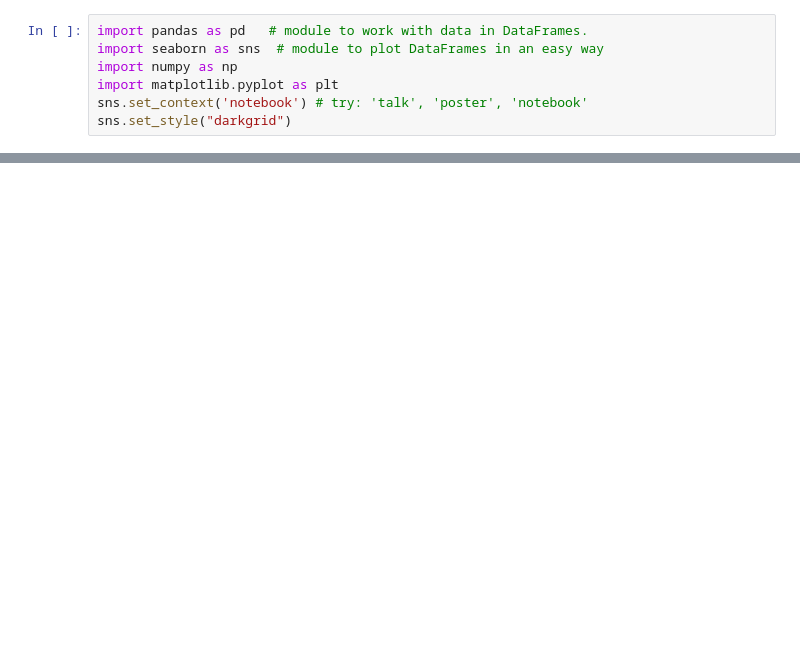
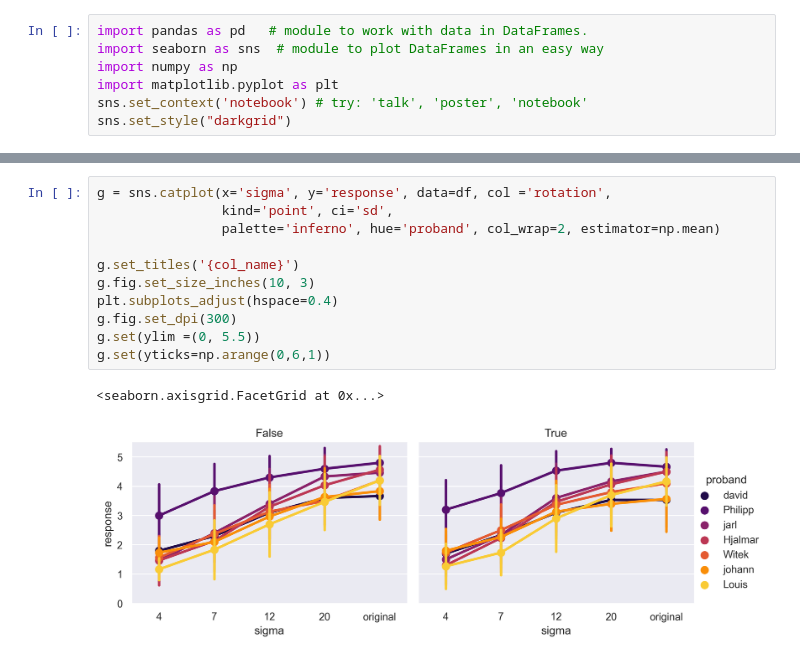
Before and after one commit to NerdPixel/PiQ, a Jupyter notebook: results/playground_joh.ipynb, the cells around one changed output, grey strips where cells are left out. Cells and saved outputs as stored; diff of their text form; blank space fills up the shorter version.

```diff
--- a/results/playground_joh.ipynb
+++ b/results/playground_joh.ipynb
@@ -174,0 +171,14 @@ test['response'].mean()
+# %%
+g = sns.catplot(x='sigma', y='response', data=df, col ='rotation',
+                kind='point', ci='sd',
+                palette='inferno', hue='proband', col_wrap=2, estimator=np.mean)
+
+g.set_titles('{col_name}')
+g.fig.set_size_inches(10, 3)
+plt.subplots_adjust(hspace=0.4)
+g.fig.set_dpi(300)
+g.set(ylim =(0, 5.5))
+g.set(yticks=np.arange(0,6,1))
+# %% [output]
+<seaborn.axisgrid.FacetGrid at 0x...>
+[figure, added]
```
Also changed, not shown: parts of 23 cells of this notebook, 1 other file.
